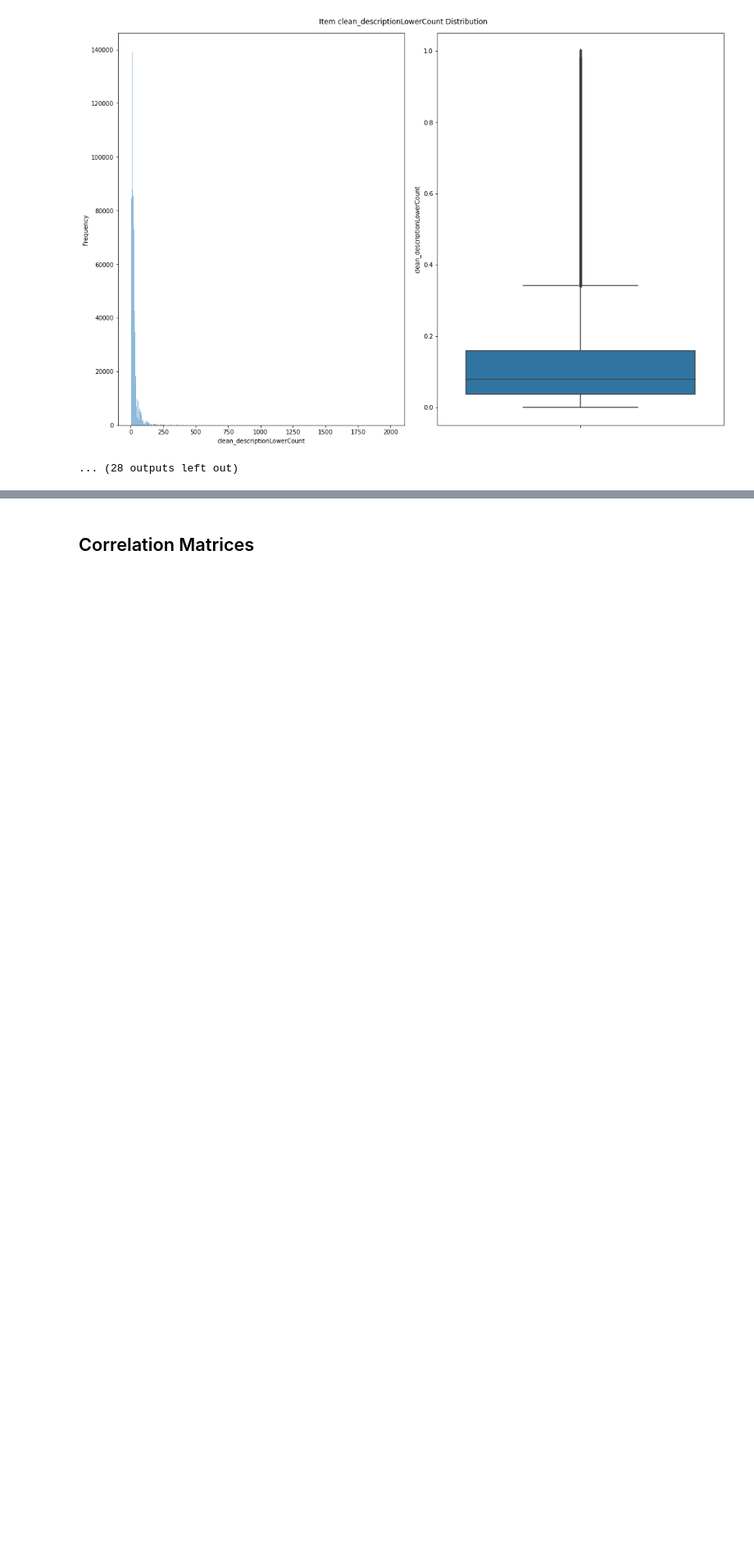
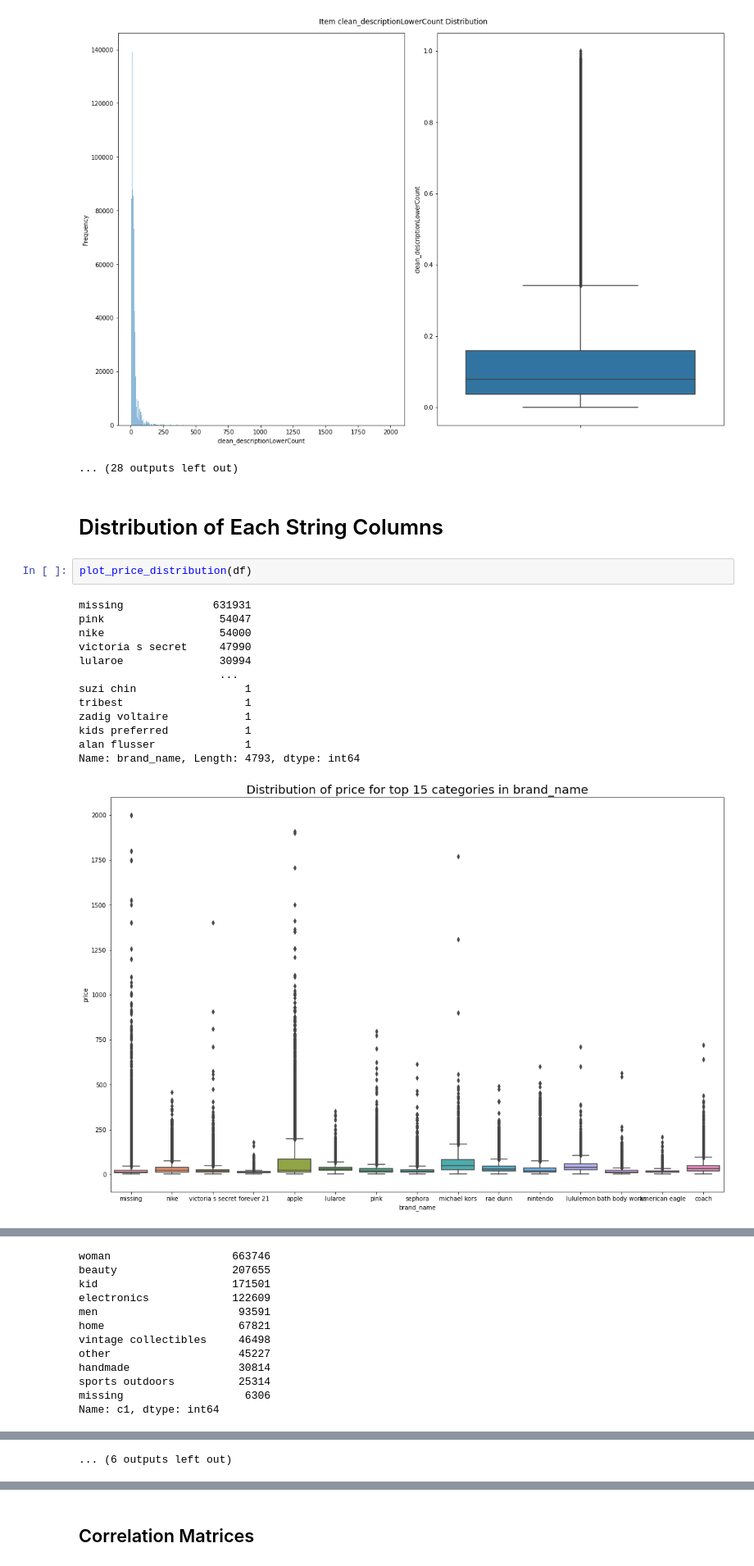
Before and after one commit to DSEI21000-S21/project-product-price-prediction, a Jupyter notebook: EDA_Process.ipynb, the cells around one changed output, grey strips where cells are left out. Shown at 82% size. Drawn from its saved outputs; the diff is of its cells as text; blank space fills up the shorter version.

```diff
--- a/EDA_Process.ipynb
+++ b/EDA_Process.ipynb
@@ -248,3 +259,21 @@ visualization_numeric_distribution(df,numeric_column)
 [figure]
 [figure]
 ... (28 outputs left out)
+# %% [markdown]
+# Distribution of Each String Columns
+# %%
+plot_price_distribution(df)
+# %% [output]
+missing              631931
+pink                  54047
+nike                  54000
+victoria s secret     47990
+lularoe               30994
+                      ...
+suzi chin                 1
+tribest                   1
+zadig voltaire            1
+kids preferred            1
+alan flusser              1
+Name: brand_name, Length: 4793, dtype: int64
+[figure, added]
@@ -250,0 +281,12 @@ visualization_numeric_distribution(df,numeric_column)
+woman                   663746
+beauty                  207655
+kid                     171501
+electronics             122609
+men                      93591
+home                     67821
+vintage collectibles     46498
+other                    45227
+handmade                 30814
+sports outdoors          25314
+missing                   6306
+Name: c1, dtype: int64
@@ -250,0 +323 @@ visualization_numeric_distribution(df,numeric_column)
+... (6 outputs left out)
```
Also changed, not shown: parts of 14 cells of this notebook.
